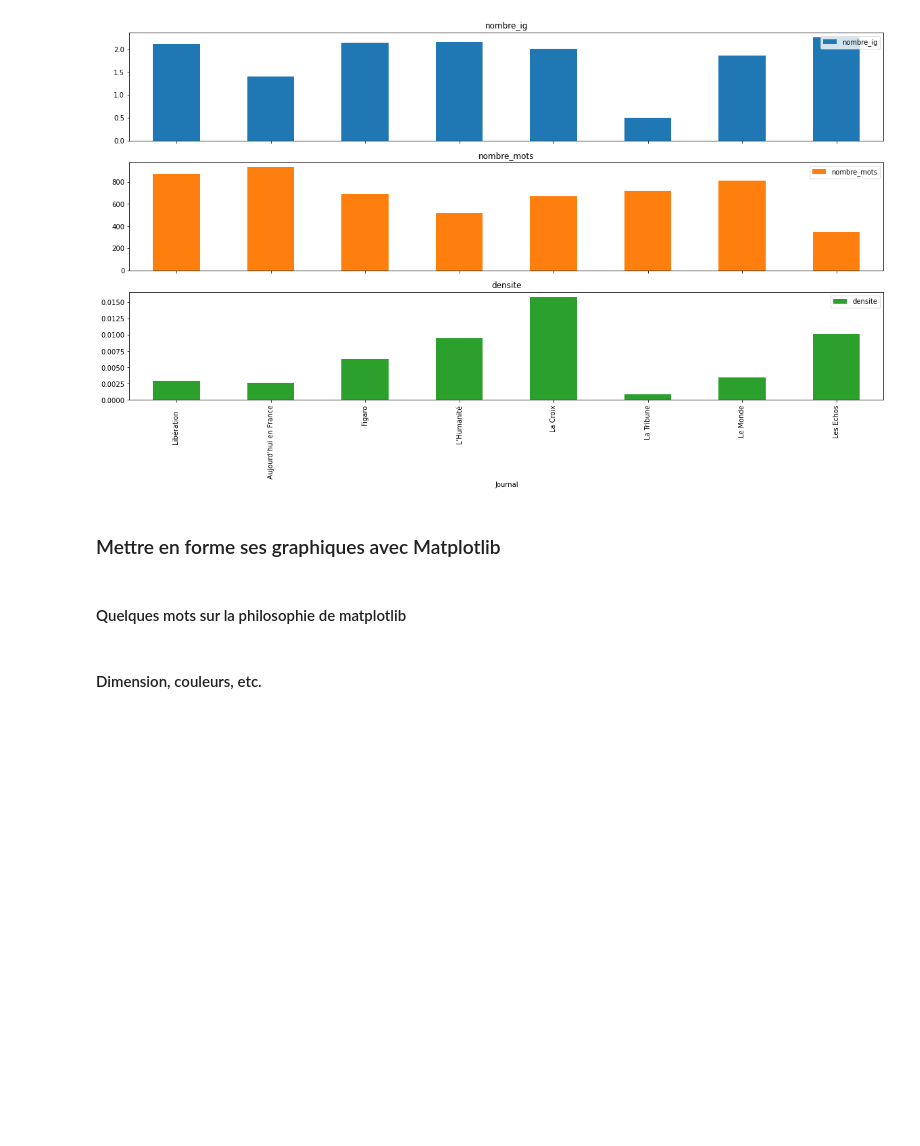
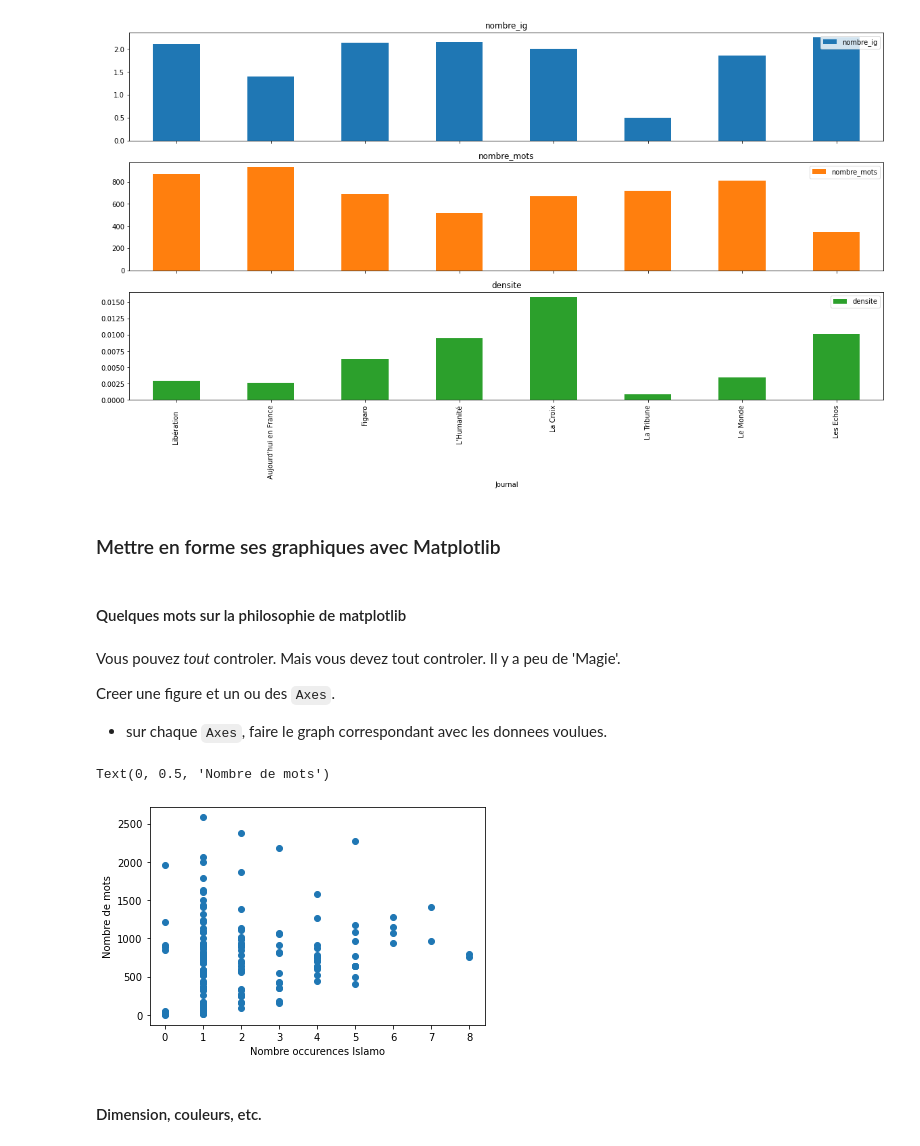
Before and after one commit to pyshs/Formation-UNIL-2021-printemps, a Jupyter notebook: Séance 3B - Visualisations et statistiques descriptives.ipynb, the cells around one changed output. Saved outputs shown, nothing was run; the diff lists cells and outputs as text; code cells hidden in the pictures; blank space fills up the shorter version.

```diff
--- a/Séance 3B - Visualisations et statistiques descriptives.ipynb
+++ b/Séance 3B - Visualisations et statistiques descriptives.ipynb
@@ -192,5 +194,19 @@ array([<AxesSubplot:title={'center':'nombre_ig'}, xlabel='Journal'>,
 ### Mettre en forme ses graphiques avec Matplotlib
 # %% [markdown]
 #### Quelques mots sur la philosophie de matplotlib
+# %% [markdown]
+Vous pouvez _tout_ controler. Mais vous devez tout controler. Il y a peu de 'Magie'.
+
+Creer une figure et un ou des `Axes`.
+  - sur chaque `Axes`, faire le graph correspondant avec les donnees voulues.
+# %%
+import matplotlib.pyplot as plt
+fig, ax = plt.subplots()
+ax.scatter(data['nombre_ig'], data['nombre_mots'])
+ax.set_xlabel('Nombre occurences Islamo')
+ax.set_ylabel('Nombre de mots')
+# %% [output]
+Text(0, 0.5, 'Nombre de mots')
+[figure, added]
 # %% [markdown]
 #### Dimension, couleurs, etc.
```
Also changed, not shown: parts of 11 cells of this notebook.
